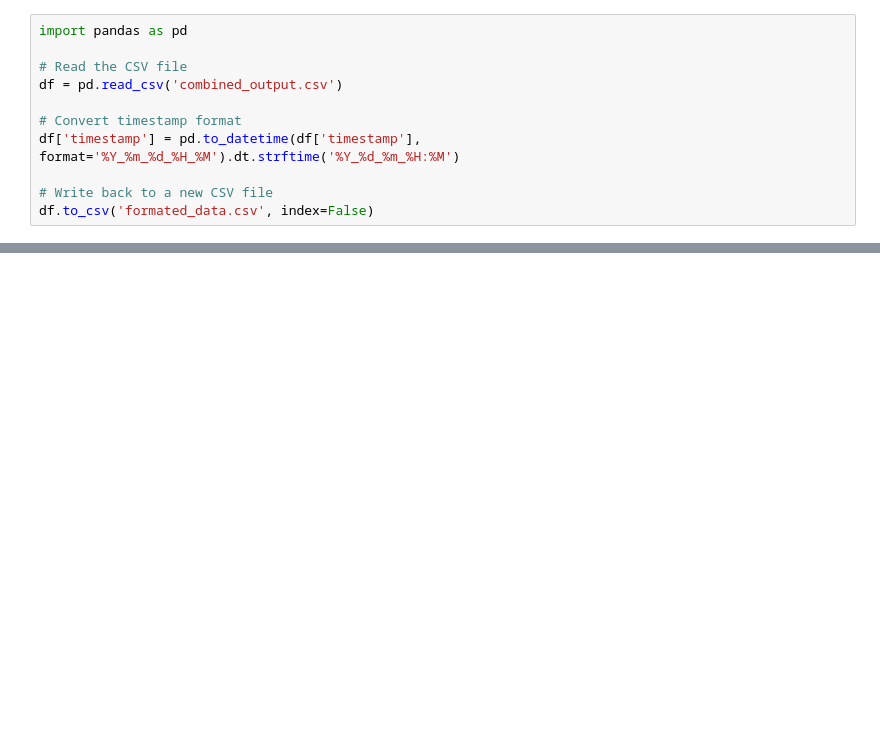
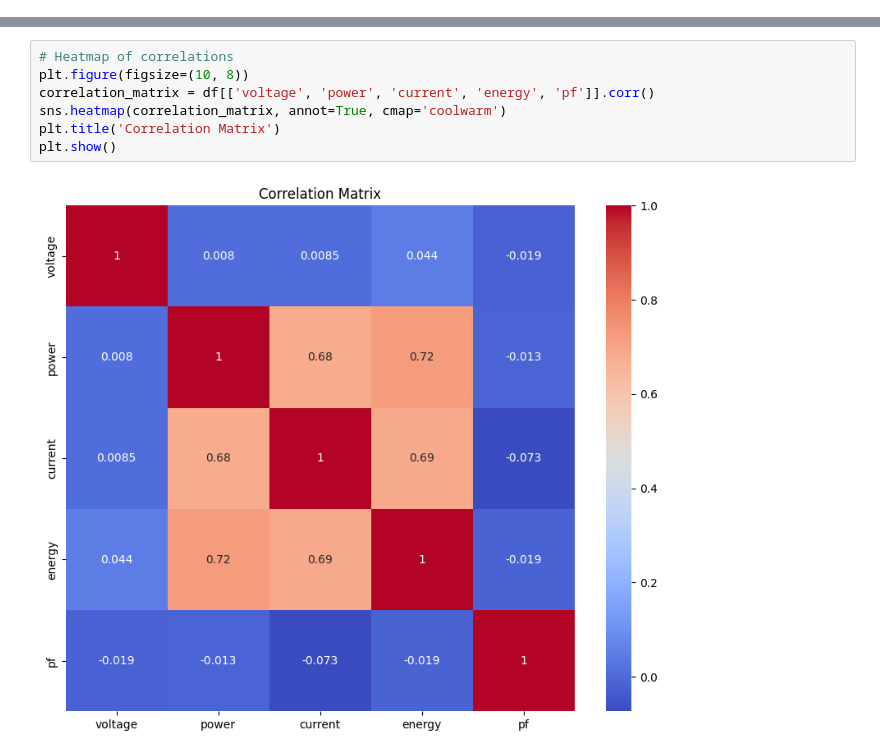
Before and after one commit to AFROTECH69/power_predictor, a Jupyter notebook: model.ipynb, the cells around one changed output, grey strips where cells are left out. Saved outputs shown, nothing was run; the diff lists cells and outputs as text; blank space fills up the shorter version.

```diff
--- a/model.ipynb
+++ b/model.ipynb
@@ -1,11 +0,0 @@
-# %%
-import pandas as pd
-
-# Read the CSV file
-df = pd.read_csv('combined_output.csv')
-
-# Convert timestamp format
-df['timestamp'] = pd.to_datetime(df['timestamp'], format='%Y_%m_%d_%H_%M').dt.strftime('%Y_%d_%m_%H:%M')
-
-# Write back to a new CSV file
-df.to_csv('formated_data.csv', index=False)
@@ -70,0 +79,9 @@ Test R2 Score: 0.8333247054635877
+# %%
+# Heatmap of correlations
+plt.figure(figsize=(10, 8))
+correlation_matrix = df[['voltage', 'power', 'current', 'energy', 'pf']].corr()
+sns.heatmap(correlation_matrix, annot=True, cmap='coolwarm')
+plt.title('Correlation Matrix')
+plt.show()
+# %% [output]
+[figure, added]
```
Also changed, not shown: parts of 12 cells of this notebook, 2 other files.
